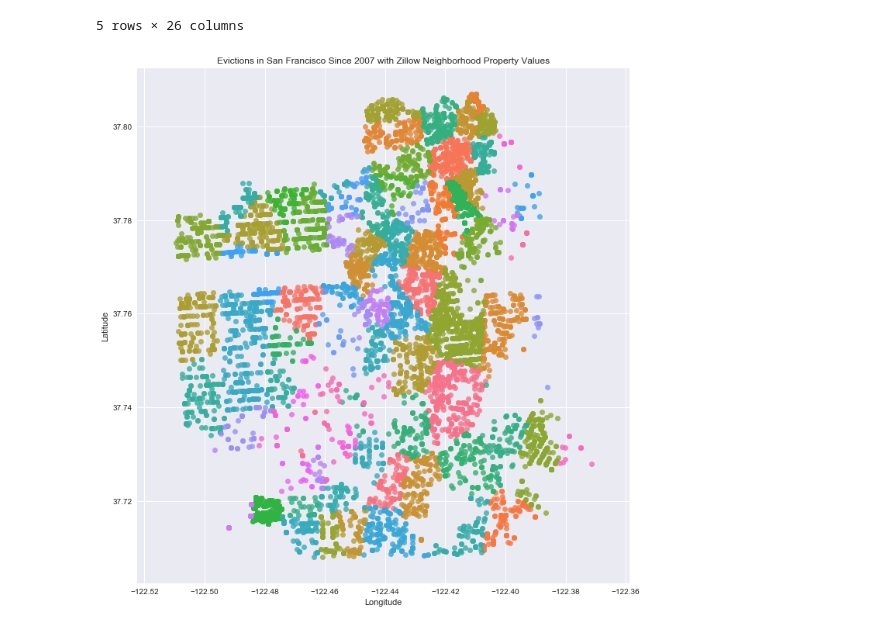
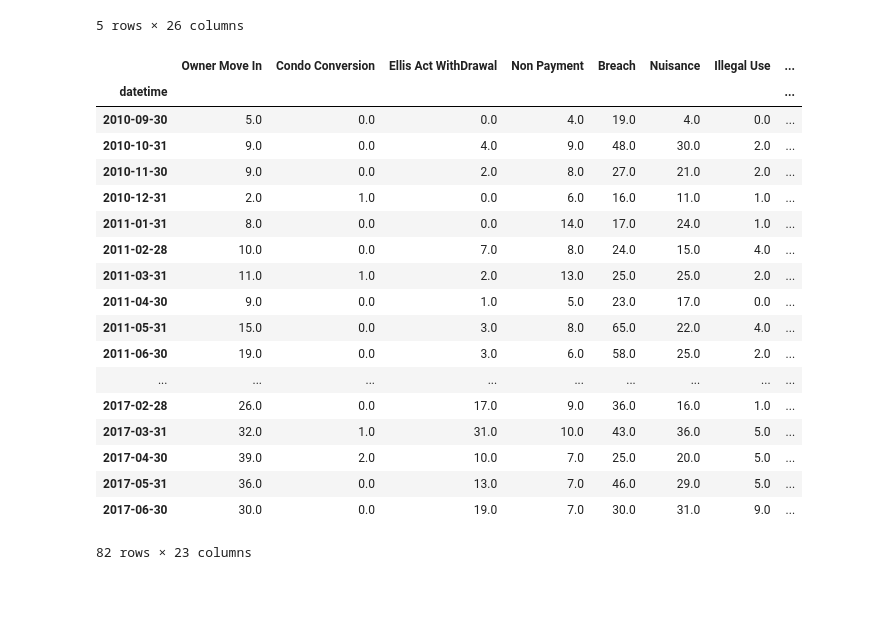
Before and after one commit to Jkremr/evictions-home-values, a Jupyter notebook: evictions-home-values.ipynb, the cells around one changed output. Drawn from its saved outputs; the diff is of its cells as text; code cells hidden in the pictures; blank space fills up the shorter version.

```diff
--- a/evictions-home-values.ipynb
+++ b/evictions-home-values.ipynb
@@ -370,11 +372,31 @@ groupby_year.head()
-# %%
-ax = sns.lmplot(x='Lng', y='Lat', hue='Zillow_Neighborhood', size=10, data=allevictions, fit_reg=False, legend=False)
-ax.despine(left=True)
-
-# Set title, x-axis label, y-axis label.
-plt.title('Evictions in San Francisco Since 2007 with Zillow Neighborhood Property Values')
-plt.xlabel('Longitude')
-plt.ylabel('Latitude')
-plt.show()
-# %% [output]
-[figure, removed]
+# %%
+# Creating a dataframe to group by year, then neighborhood.
+groupby_month = allevictions
+groupby_month['datetime'] = pd.to_datetime(groupby_month['File Date'])
+groupby_month.index = groupby_month['datetime']
+
+groupby_month = groupby_month.resample('M').agg(baseaggregation)
+groupby_month.columns = groupby_month.columns.droplevel(level=1)
+
+groupby_month['total_non_cause'] = groupby_month[non_cause_eviction_names].sum(axis=1)
+groupby_month
+# %% [output]
+|  | Owner Move In | Condo Conversion | Ellis Act WithDrawal | Non Payment | Breach | Nuisance | Illegal Use | ... |
+| datetime |  |  |  |  |  |  |  | ... |
+| 2010-09-30 | 5.0 | 0.0 | 0.0 | 4.0 | 19.0 | 4.0 | 0.0 | ... |
+| 2010-10-31 | 9.0 | 0.0 | 4.0 | 9.0 | 48.0 | 30.0 | 2.0 | ... |
+| 2010-11-30 | 9.0 | 0.0 | 2.0 | 8.0 | 27.0 | 21.0 | 2.0 | ... |
+| 2010-12-31 | 2.0 | 1.0 | 0.0 | 6.0 | 16.0 | 11.0 | 1.0 | ... |
+| 2011-01-31 | 8.0 | 0.0 | 0.0 | 14.0 | 17.0 | 24.0 | 1.0 | ... |
+| 2011-02-28 | 10.0 | 0.0 | 7.0 | 8.0 | 24.0 | 15.0 | 4.0 | ... |
+| 2011-03-31 | 11.0 | 1.0 | 2.0 | 13.0 | 25.0 | 25.0 | 2.0 | ... |
+| 2011-04-30 | 9.0 | 0.0 | 1.0 | 5.0 | 23.0 | 17.0 | 0.0 | ... |
+| 2011-05-31 | 15.0 | 0.0 | 3.0 | 8.0 | 65.0 | 22.0 | 4.0 | ... |
+| 2011-06-30 | 19.0 | 0.0 | 3.0 | 6.0 | 58.0 | 25.0 | 2.0 | ... |
+| ... | ... | ... | ... | ... | ... | ... | ... | ... |
+| 2017-02-28 | 26.0 | 0.0 | 17.0 | 9.0 | 36.0 | 16.0 | 1.0 | ... |
+| 2017-03-31 | 32.0 | 1.0 | 31.0 | 10.0 | 43.0 | 36.0 | 5.0 | ... |
+| 2017-04-30 | 39.0 | 2.0 | 10.0 | 7.0 | 25.0 | 20.0 | 5.0 | ... |
+| 2017-05-31 | 36.0 | 0.0 | 13.0 | 7.0 | 46.0 | 29.0 | 5.0 | ... |
+| 2017-06-30 | 30.0 | 0.0 | 19.0 | 7.0 | 30.0 | 31.0 | 9.0 | ... |
+82 rows × 23 columns
```
Also changed, not shown: parts of 7 cells of this notebook.
